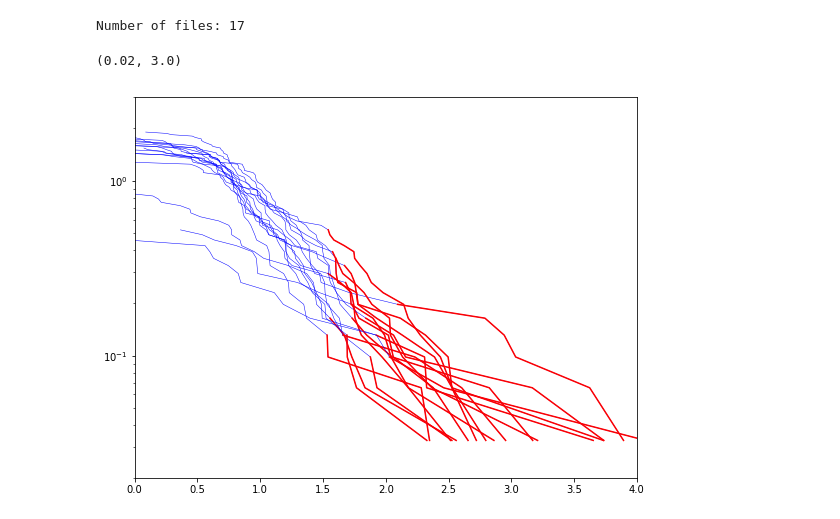
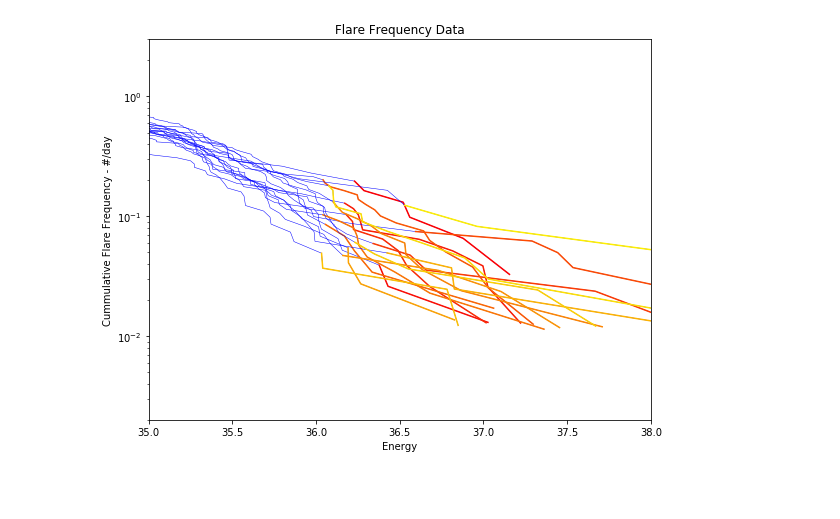
Before and after one commit to mscoggs/flare_cycles, a Jupyter notebook: flaregraphs.ipynb, the cells around one changed output. Drawn from its saved outputs; the diff is of its cells as text; code cells hidden in the pictures; blank space fills up the shorter version.

Commit message:
successfully added a color scheme to the graph wootwooot

```diff
--- a/flaregraphs.ipynb
+++ b/flaregraphs.ipynb
@@ -23,38 +8,45 @@ dir = '004349043'
 # %%
-glob(dir+"/*.flare")
-files = glob(dir+"/*.flare")
+dir = '004349043' #StarID/directory
+files = glob(dir+"/*.flare") #Glob all of the files in the directory - get all flares for a star
+EPOINT = 34.5 # but, actually it should be 34.5 or something
 
 names=("t_start", "t_stop", "t_peak", "amplitude", "FWHM", "duration", "t_peak_aflare1",
        "t_FWHM_aflare1", "amplitude_aflare1", "flare_chisq", "KS_d_model", "KS_p_model",
        "KS_d_cont", "KS_p_cont", "Equiv_Dur", "ED68i", "ED90i")
 
-print("Number of files: " + str(len(files)))
-EPOINT = 0 # but, actually it should be like 34.5 or something
 
-#set up color scheme
 plt.figure(figsize=(9,7))
+plt.yscale('log')
+plt.xlim(35,38)
+plt.ylim(2e-3, 3e0)
+plt.xlabel("Energy")
+plt.ylabel("Cummulative Flare Frequency - #/day")
+plt.title("Flare Frequency Data")
+cmap = plt.cm.autumn
 
 for x in range(len(files)):
 
-    TotDur = pd.read_table(files[x], skiprows=5, nrows=1, header=None, delim_whitespace=True, usecols=(7,)).iloc[0].values[0]
+    toteDur = pd.read_table(files[x], skiprows=5, nrows=1, header=None,
+                            delim_whitespace=True, usecols=(7,)
+                           ).iloc[0].values[0] #work some magic to get the total duration, found in each flare file
     df = pd.read_table(files[x], comment="#", delimiter=",", names=names)
     energy = df['Equiv_Dur']
     sort = np.argsort(energy)
 
-    ffd_xEnergy = np.log10(energy[sort][::-1]) #+ EPOINT
+    ffd_xEnergy = np.log10(energy[sort][::-1]) + EPOINT#+ EPOINT
     ffd_yFrequency = (np.arange(1, len(ffd_xEnergy)+1, 1))/toteDur
 
 
     plt.plot(ffd_xEnergy, ffd_yFrequency, lw = .5, c = 'blue')
-    ok68 = ffd_xEnergy >= np.log10(np.median(df['ED68i']))#add Epoint
+    ok68 = ffd_xEnergy >= np.log10(np.median(df['ED68i']))+ EPOINT#add Epoint
 
-    plt.plot(ffd_xEnergy[ok68], ffd_yFrequency[ok68], c = 'red')
+    plt.plot(ffd_xEnergy[ok68], ffd_yFrequency[ok68], c = cmap(x / float(len(files))))
 
-plt.yscale('log')
-plt.xlim(0,4)
-plt.ylim(2e-2, 3e0)
+
+#todo:
+#1 fix scale
+#2 Comment
+#3 fix color scheme
 # %% [output]
-Number of files: 17
-(0.02, 3.0)
-[figure, old version]
+[figure, new version]
 # %%
```
Also changed, not shown: parts of 6 cells of this notebook.
